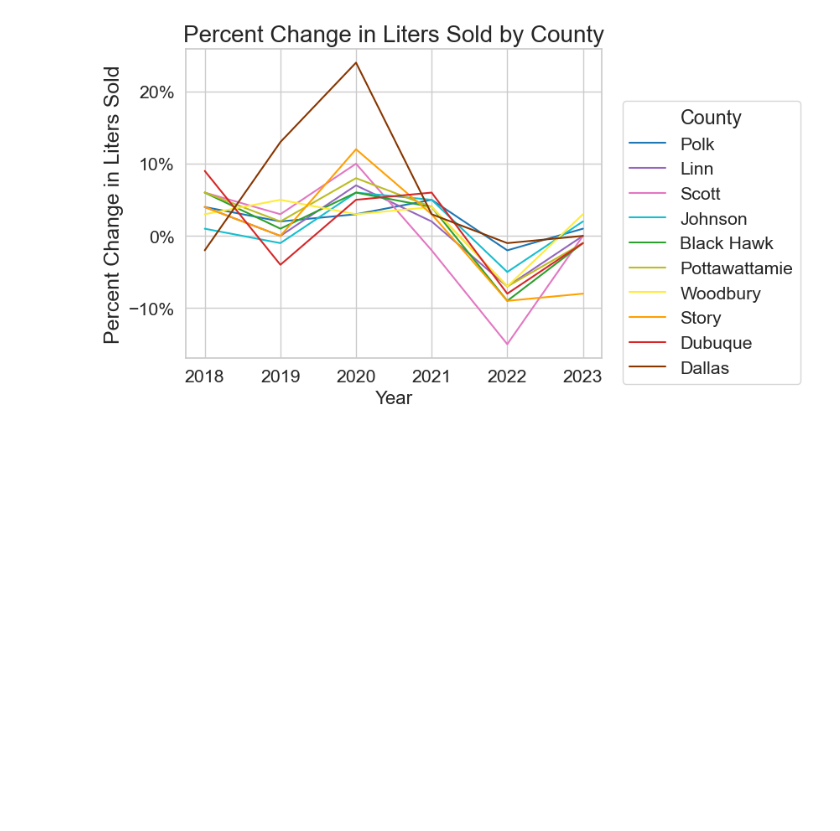
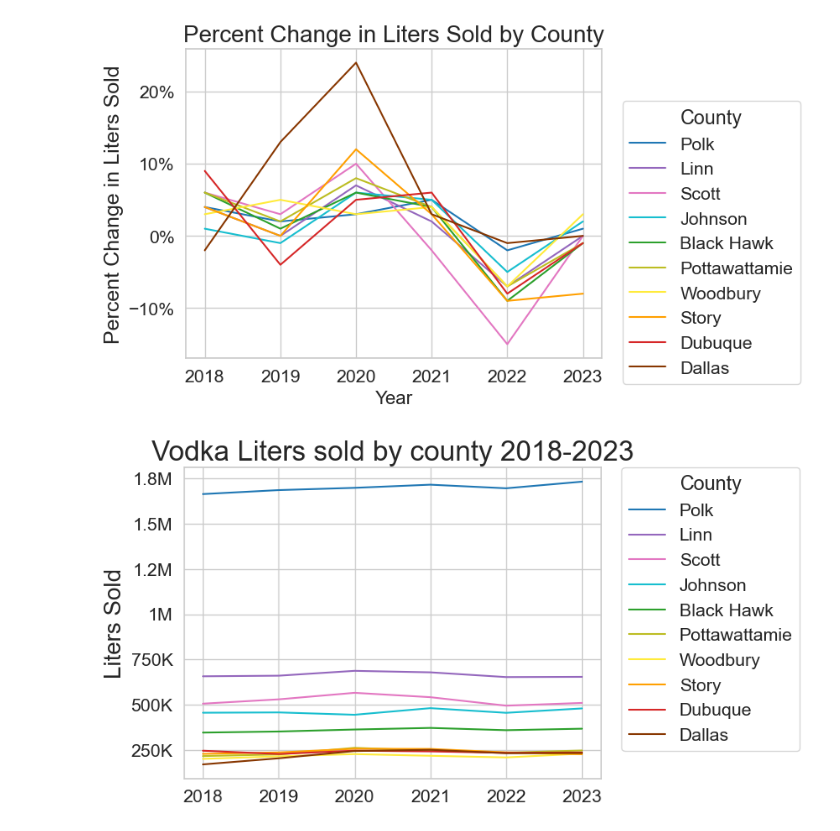
Before and after one commit to amoutafian/iowa_liquor_project, a Jupyter notebook: iowa_liquor_2024.ipynb, the cells around one changed output. Saved outputs shown, nothing was run; the diff lists cells and outputs as text; code cells hidden in the pictures; blank space fills up the shorter version.

```diff
--- a/iowa_liquor_2024.ipynb
+++ b/iowa_liquor_2024.ipynb
@@ -408,0 +460,14 @@ plt.show()
+# %%
+sns.lineplot(data = df8, x = 'year', y = 'liters_sold', hue= 'county', palette= county_colors,
+hue_order = [
+    "Polk","Linn","Scott","Johnson","Black Hawk","Pottawattamie","Woodbury","Story","Dubuque","Dallas"
+         ])
+ax7  = plt.gca()
+ax7.set(xlabel=None)
+ax7.set_ylabel( "Liters Sold" , size = 20 )
+ax7.set_title( "Vodka Liters sold by county 2018-2023", size = 24 )
+ax7.yaxis.set_major_formatter(tick.FuncFormatter(reformat_large_tick_values))
+plt.legend(title = 'County', bbox_to_anchor=(1.05, 1), loc='upper left', borderaxespad=0)
+plt.show()
+# %% [output]
+[figure, added]
```
Also changed, not shown: parts of 4 cells of this notebook, 1 other file.
